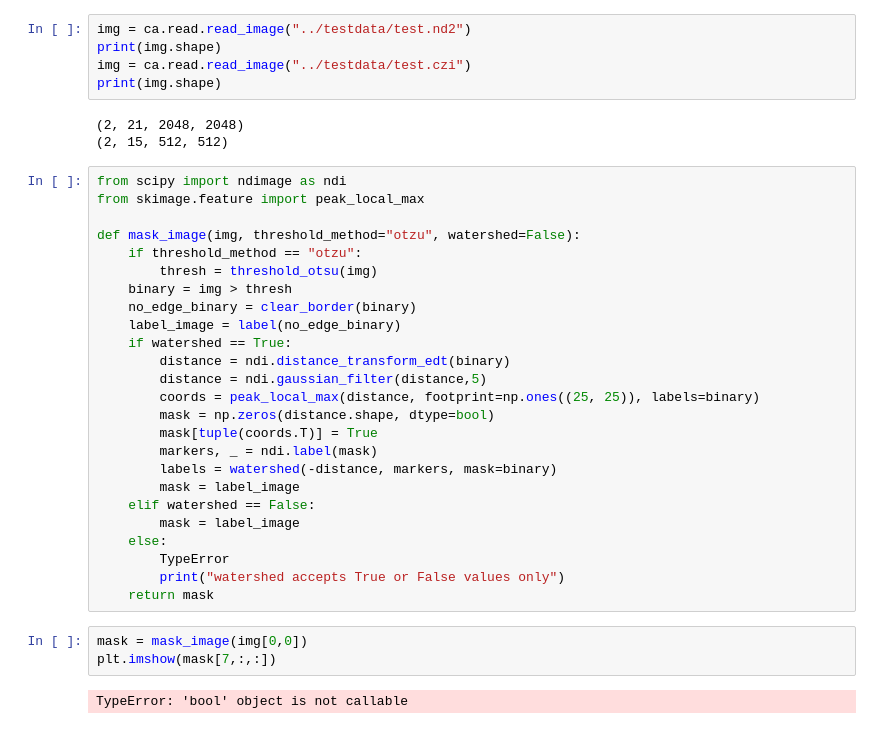
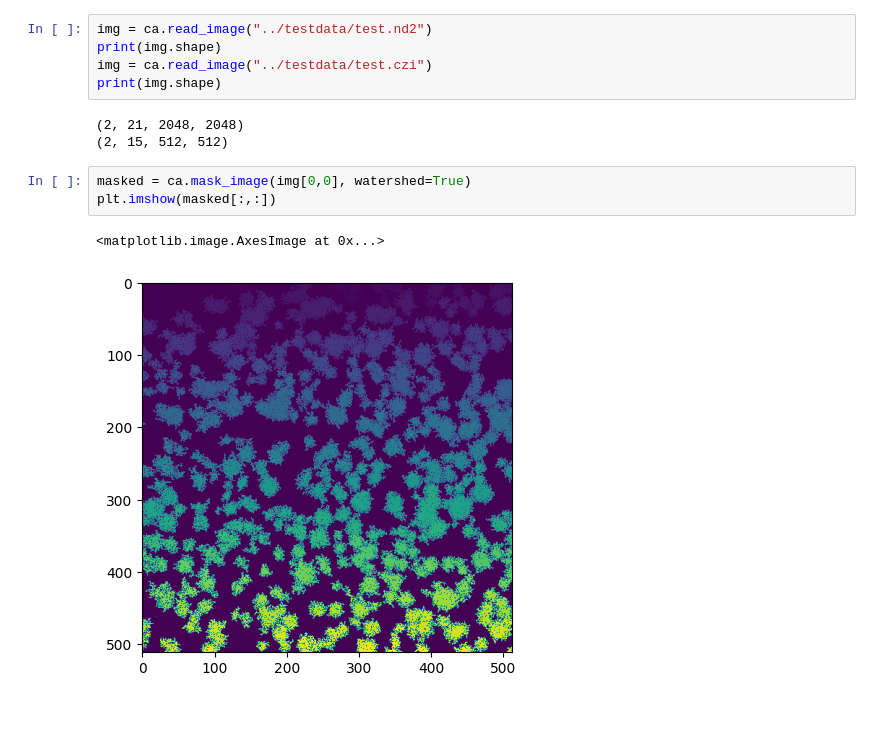
Before and after one commit to Gladfelter-Lab/condensate-analysis, a Jupyter notebook: notebooks/tmp_dev.ipynb, the cells around one changed output. Saved outputs shown, nothing was run; the diff lists cells and outputs as text.

```diff
--- a/notebooks/tmp_dev.ipynb
+++ b/notebooks/tmp_dev.ipynb
@@ -39,38 +39,14 @@ Dimension order is set with the convention: Channel, Slice, Row, Col.
 # %%
-img = ca.read.read_image("../testdata/test.nd2")
+img = ca.read_image("../testdata/test.nd2")
 print(img.shape)
-img = ca.read.read_image("../testdata/test.czi")
+img = ca.read_image("../testdata/test.czi")
 print(img.shape)
 # %% [output]
 (2, 21, 2048, 2048)
 (2, 15, 512, 512)
-# %%
-from scipy import ndimage as ndi
-from skimage.feature import peak_local_max
-
-def mask_image(img, threshold_method="otzu", watershed=False):
-    if threshold_method == "otzu":
-        thresh = threshold_otsu(img)
-    binary = img > thresh
-    no_edge_binary = clear_border(binary)
-    label_image = label(no_edge_binary)
-    if watershed == True:
-        distance = ndi.distance_transform_edt(binary)
-        distance = ndi.gaussian_filter(distance,5)
-        coords = peak_local_max(distance, footprint=np.ones((25, 25)), labels=binary)
-        mask = np.zeros(distance.shape, dtype=bool)
-        mask[tuple(coords.T)] = True
-        markers, _ = ndi.label(mask)
-        labels = watershed(-distance, markers, mask=binary)
-        mask = label_image
-    elif watershed == False:
-        mask = label_image
-    else:
-        TypeError
-        print("watershed accepts True or False values only")
-    return mask
 # %%
-mask = mask_image(img[0,0])
-plt.imshow(mask[7,:,:])
+masked = ca.mask_image(img[0,0], watershed=True)
+plt.imshow(masked[:,:])
 # %% [output]
-TypeError: 'bool' object is not callable
+<matplotlib.image.AxesImage at 0x...>
+[figure, added]
```
Also changed, not shown: parts of 3 cells of this notebook, 1 other file.
